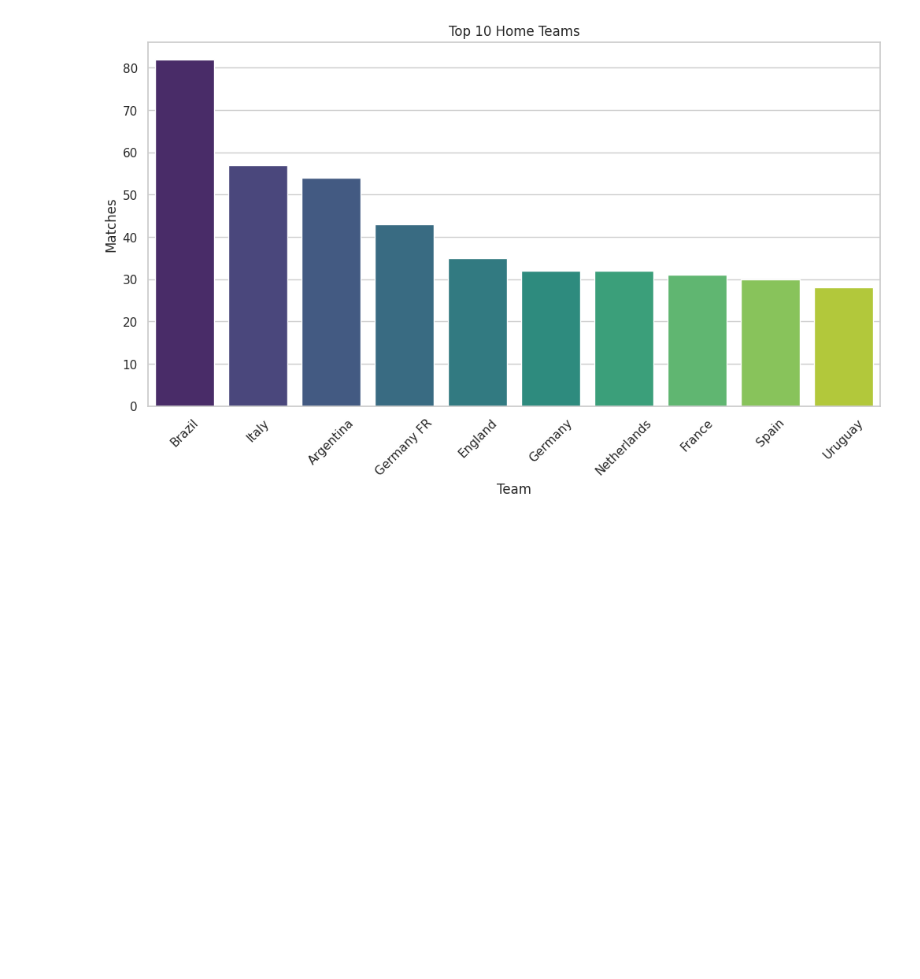
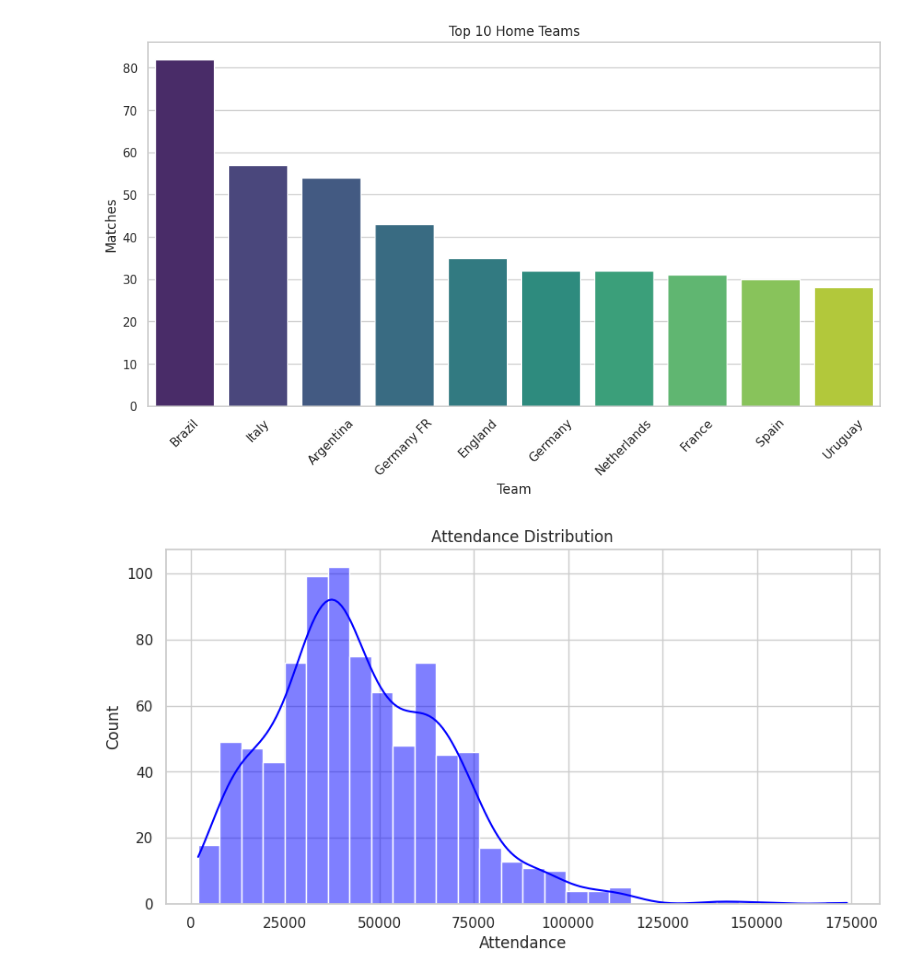
Before and after one commit to Shrajal-sahu-18/Data_Visulization, a Jupyter notebook: Practice.ipynb, the cells around one changed output. Drawn from its saved outputs; the diff is of its cells as text; code cells hidden in the pictures; blank space fills up the shorter version.

Commit message:
KDE plot

```diff
--- a/Practice.ipynb
+++ b/Practice.ipynb
@@ -67,3 +67,17 @@ Passing `palette` without assigning `hue` is deprecated and will be removed in v
 
   sns.barplot(
 [figure]
+# %%
+plt.figure(figsize=(10,5))
+
+sns.histplot(
+    df['Attendance'],
+    bins=30,
+    kde=True,
+    color='blue'
+)
+
+plt.title("Attendance Distribution")
+plt.show()
+# %% [output]
+[figure, added]
```
Also changed, not shown: parts of 1 cell of this notebook.
